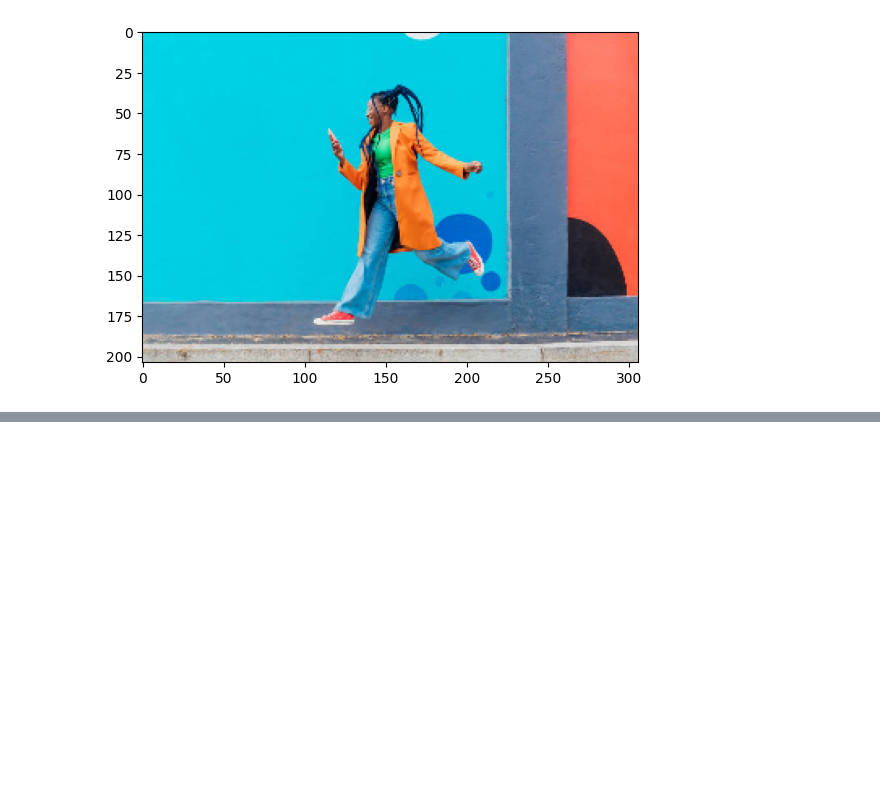
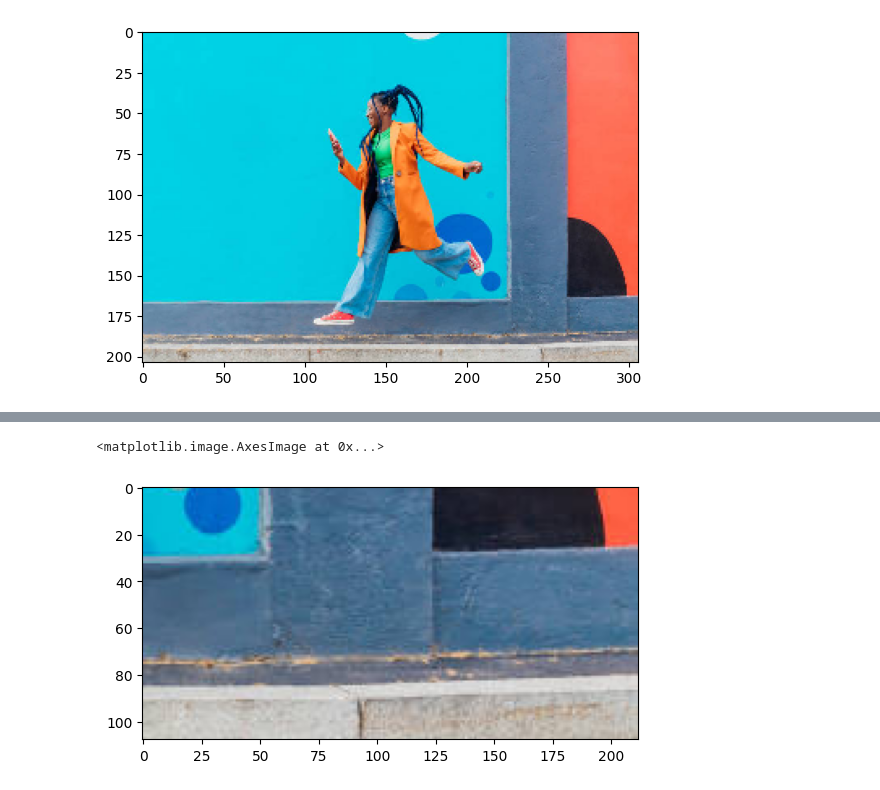
Before and after one commit to Sudharsan25/AI_ML, a Jupyter notebook: DL/ComputerVision/OpenCV/image_transformation_interplotation.ipynb, the cells around one changed output, grey strips where cells are left out. Cells and saved outputs as stored; diff of their text form; code cells hidden in the pictures; blank space fills up the shorter version.

```diff
--- a/DL/ComputerVision/OpenCV/image_transformation_interplotation.ipynb
+++ b/DL/ComputerVision/OpenCV/image_transformation_interplotation.ipynb
@@ -70,0 +87,10 @@ plt.imshow(scaled_image_INTER_NEAREST)
+# %%
+x_start, y_start = 400, 300
+x_end, y_end = 800, 900
+# %%
+cropped_image = image_rgb[y_start:y_end, x_start:x_end]
+# %%
+plt.imshow(cropped_image)
+# %% [output]
+<matplotlib.image.AxesImage at 0x...>
+[figure, added]
```
Also changed, not shown: parts of 5 cells of this notebook.
